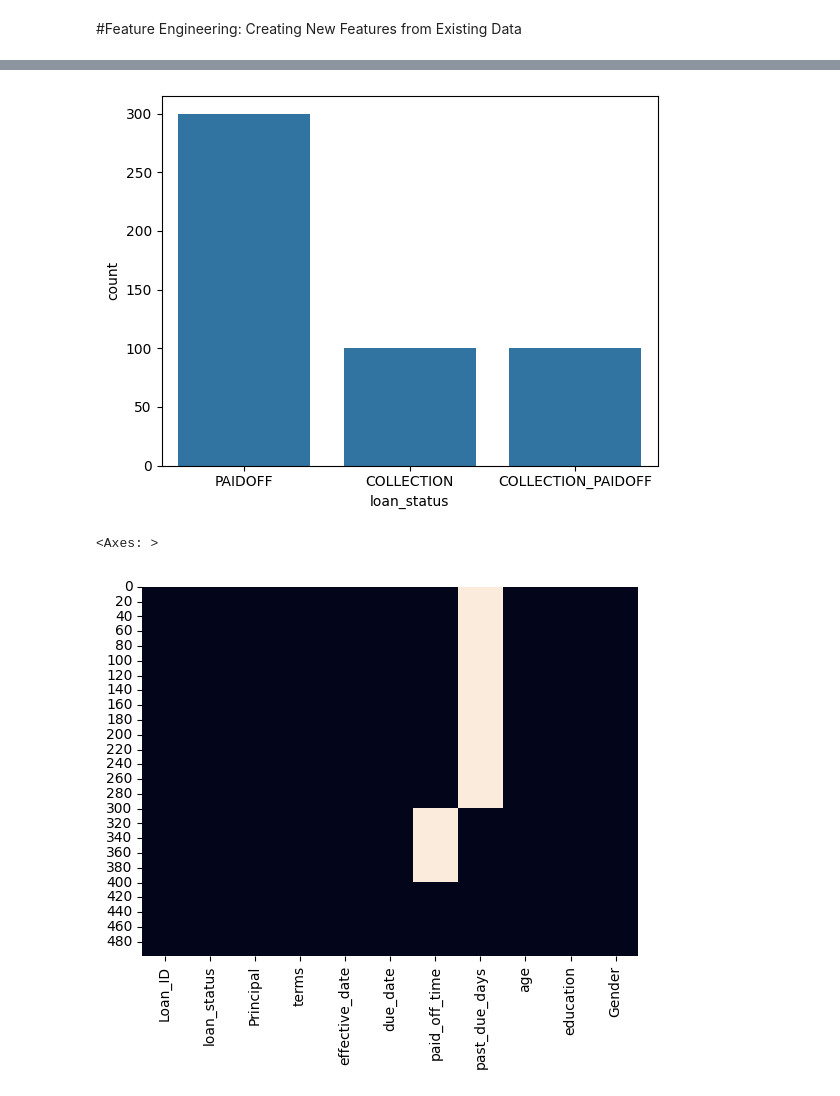
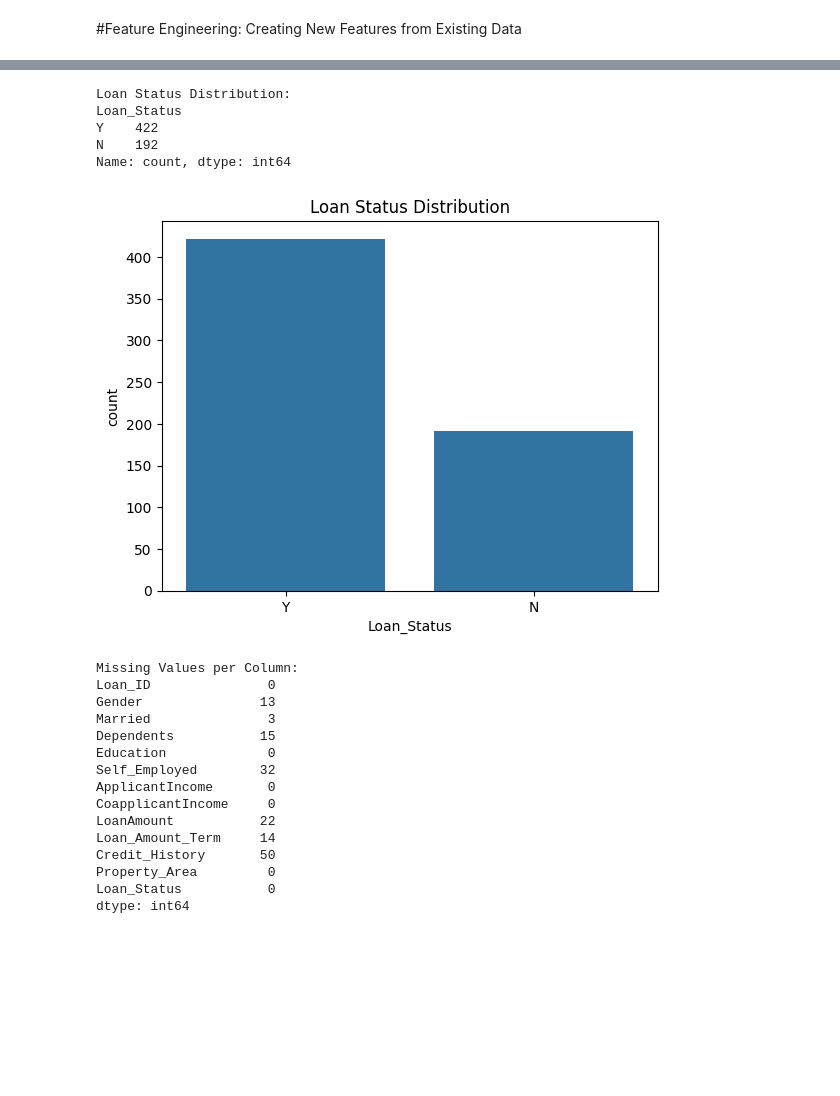
Before and after one commit to ARJUN108-verma/Internship-at-Gudsky-Research-Foundation, a Jupyter notebook: 4_Feature_Engineering_Creating_New_Features_from_Existing_Data.ipynb, the cells around one changed output, grey strips where cells are left out. Drawn from its saved outputs; the diff is of its cells as text; code cells hidden in the pictures; blank space fills up the shorter version.

```diff
--- a/4_Feature_Engineering_Creating_New_Features_from_Existing_Data.ipynb
+++ b/4_Feature_Engineering_Creating_New_Features_from_Existing_Data.ipynb
@@ -10,5 +10,4 @@ import seaborn as sns
 import matplotlib.pyplot as plt
 # %%
 #Load Dataset
-df = pd.read_csv("/content/loan.csv")
-df.head()
+df = pd.read_csv("/content/Loan_prediction.csv")
@@ -62,13 +63,34 @@ df.describe(include="all")
 # %%
 #Target Variable Distribution
-sns.countplot(x="loan_status", data=df)
+print("\nLoan Status Distribution:")
+print(df["Loan_Status"].value_counts())
+sns.countplot(x="Loan_Status", data=df)
+plt.title("Loan Status Distribution")
 plt.show()
 # %% [output]
+Loan Status Distribution:
+Loan_Status
+Y    422
+N    192
+Name: count, dtype: int64
-[figure, old version]
+[figure, new version]
 # %%
 #Check Missing Values
-df.isnull().sum()
-sns.heatmap(df.isnull(), cbar=False)
+print("\nMissing Values per Column:")
+print(df.isnull().sum())
 # %% [output]
-<Axes: >
+Missing Values per Column:
+Loan_ID               0
+Gender               13
+Married               3
+Dependents           15
+Education             0
+Self_Employed        32
+ApplicantIncome       0
+CoapplicantIncome     0
+LoanAmount           22
+Loan_Amount_Term     14
+Credit_History       50
+Property_Area         0
+Loan_Status           0
+dtype: int64
-[figure, removed]
```
Also changed, not shown: parts of 29 cells of this notebook.
